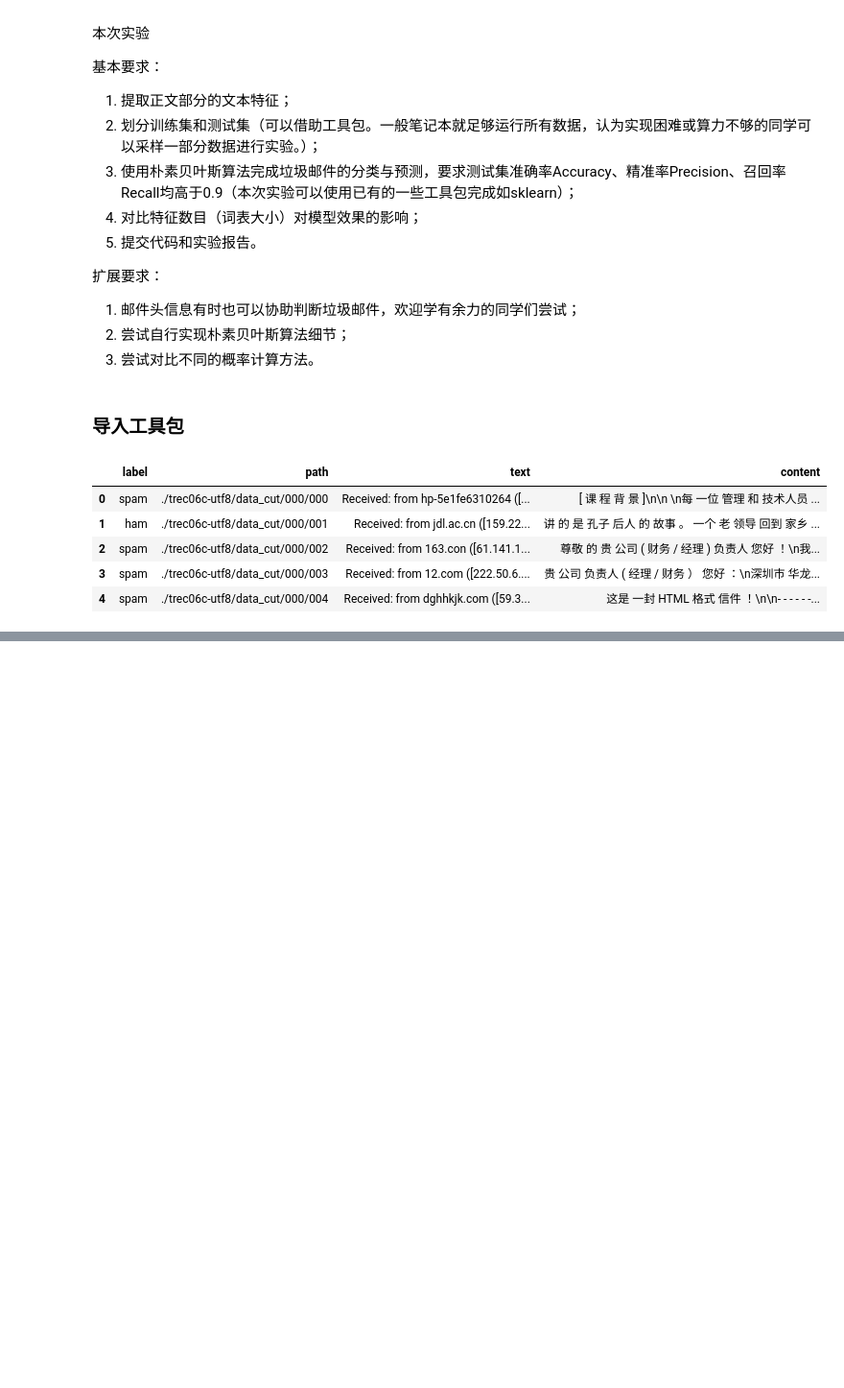
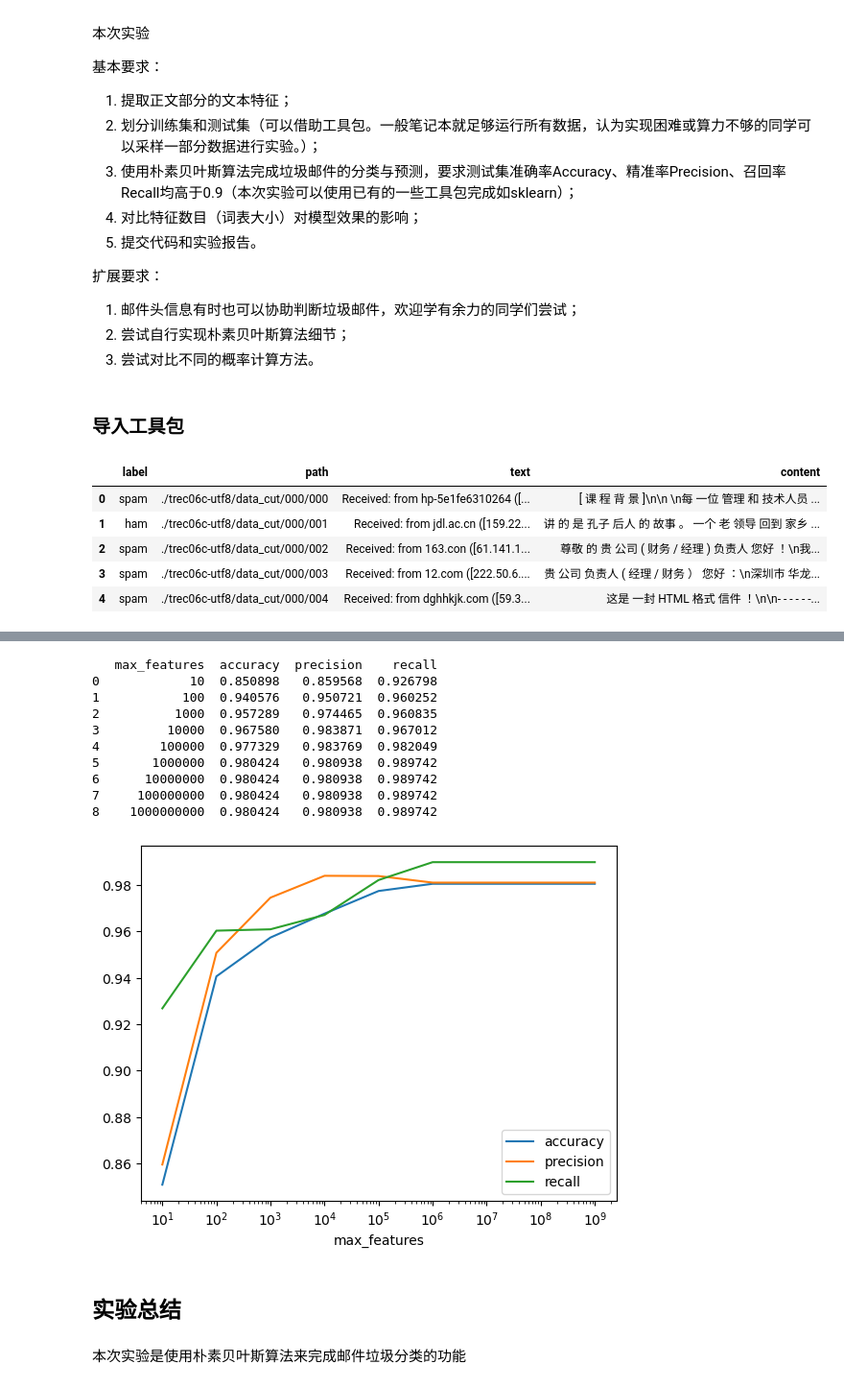
Before and after one commit to ScarboroughCoral/ai-notes, a Jupyter notebook: ML/hw3/hw3.ipynb, the cells around one changed output, grey strips where cells are left out. Shown: that part at 96% size. Drawn from its saved outputs; the diff is of its cells as text; code cells hidden in the pictures; blank space fills up the shorter version.

```diff
--- a/ML/hw3/hw3.ipynb
+++ b/ML/hw3/hw3.ipynb
@@ -48,11 +48,27 @@ indexData.head()
 | 3 | spam | ./trec06c-utf8/data_cut/000/003 | Received: from 12.com ([222.50.6.... | 贵 公司 负责人 ( 经理 / 财务 ） 您好 ：\n深圳市 华龙... |
 | 4 | spam | ./trec06c-utf8/data_cut/000/004 | Received: from dghhkjk.com ([59.3... | 这是 一封 HTML 格式 信件 ！\n\n- - - - - -... |
 # %%
-# 分割数据集
-# 特征提取
-vectorizer = TfidfVectorizer()
-X = vectorizer.fit_transform(indexData['content'])
-# print(X)
-Y = indexData['label']
-train_data, test_data, train_label, test_label = train_test_split(X, Y, test_size=0.2, random_state=42)
-print(train_data.shape, test_data.shape, train_label.shape, test_label.shape)
+def train_test_model(max_features=None):
+    # 分割数据集
+    # 特征提取
+    vectorizer = TfidfVectorizer(max_features=max_features)
+    X = vectorizer.fit_transform(indexData['content'])
+    # print(X)
+    Y = indexData['label']
+    train_data, test_data, train_label, test_label = train_test_split(X, Y, test_size=0.2, random_state=20250620)
+    print(train_data.shape, test_data.shape, train_label.shape, test_label.shape)
+    clf = MultinomialNB()
+    clf.fit(train_data, train_label)
+    # 预测
+    y_pred = clf.predict(test_data)
+    from sklearn.metrics import accuracy_score, precision_score, recall_score
+    # accuracy
+    accuracy = accuracy_score(test_label, y_pred)
+    print(f'accuracy({max_features}): {accuracy}')
+    # precision
+    precision = precision_score(test_label, y_pred, pos_label='spam')
+    print(f'precision({max_features}): {precision}')
+    # recall
+    recall = recall_score(test_label, y_pred, pos_label='spam')
+    print(f'recall({max_features}): {recall}')
+    return (max_features, accuracy, precision, recall)
@@ -81,0 +83,2 @@ recall:  0.9902721482339317
+# %%
+result = [train_test_model(max_features=10**i) for i in range(1,10)]
@@ -81,0 +103,21 @@ recall:  0.9902721482339317
+# %%
+result_df = pd.DataFrame(result, columns=['max_features', 'accuracy', 'precision', 'recall'])
+print(result_df)
+ax = result_df.plot(x='max_features', y=['accuracy', 'precision', 'recall'], kind='line')
+ax.set_xscale('log')
+# %% [output]
+   max_features  accuracy  precision    recall
+0            10  0.850898   0.859568  0.926798
+1           100  0.940576   0.950721  0.960252
+2          1000  0.957289   0.974465  0.960835
+3         10000  0.967580   0.983871  0.967012
+4        100000  0.977329   0.983769  0.982049
+5       1000000  0.980424   0.980938  0.989742
+6      10000000  0.980424   0.980938  0.989742
+7     100000000  0.980424   0.980938  0.989742
+8    1000000000  0.980424   0.980938  0.989742
+[figure, added]
+# %% [markdown]
+## 实验总结
+# %% [markdown]
+本次实验是使用朴素贝叶斯算法来完成邮件垃圾分类的功能
```
Also changed, not shown: parts of 6 cells of this notebook.
